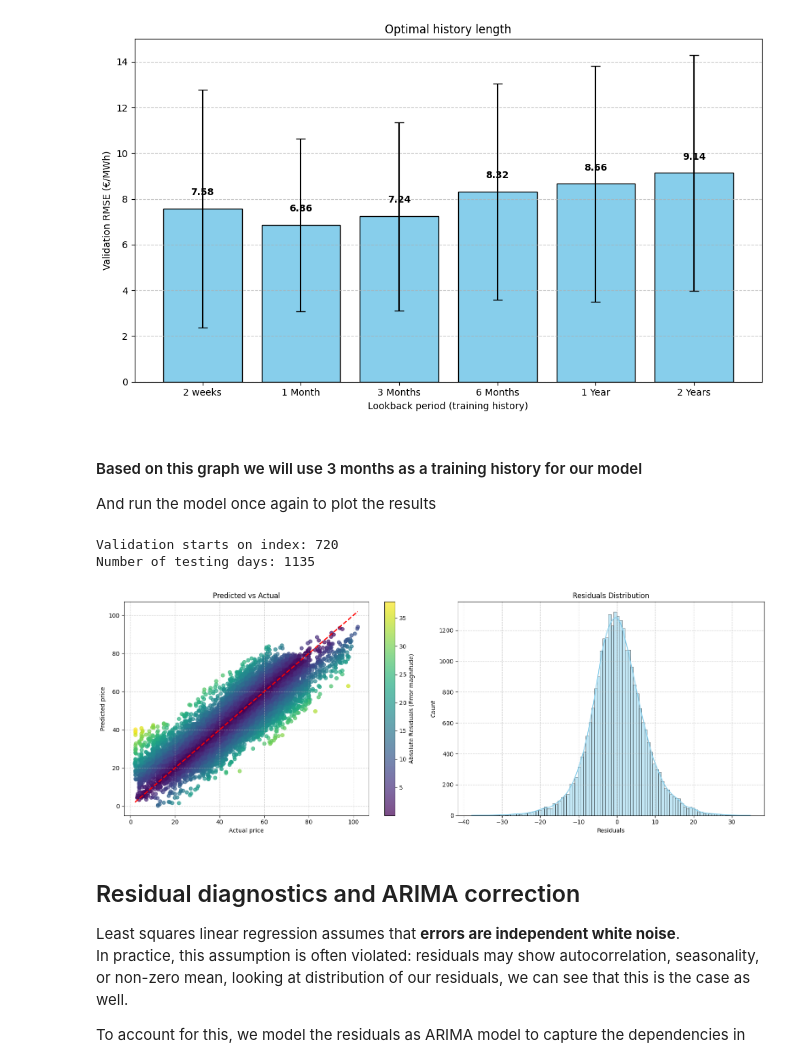
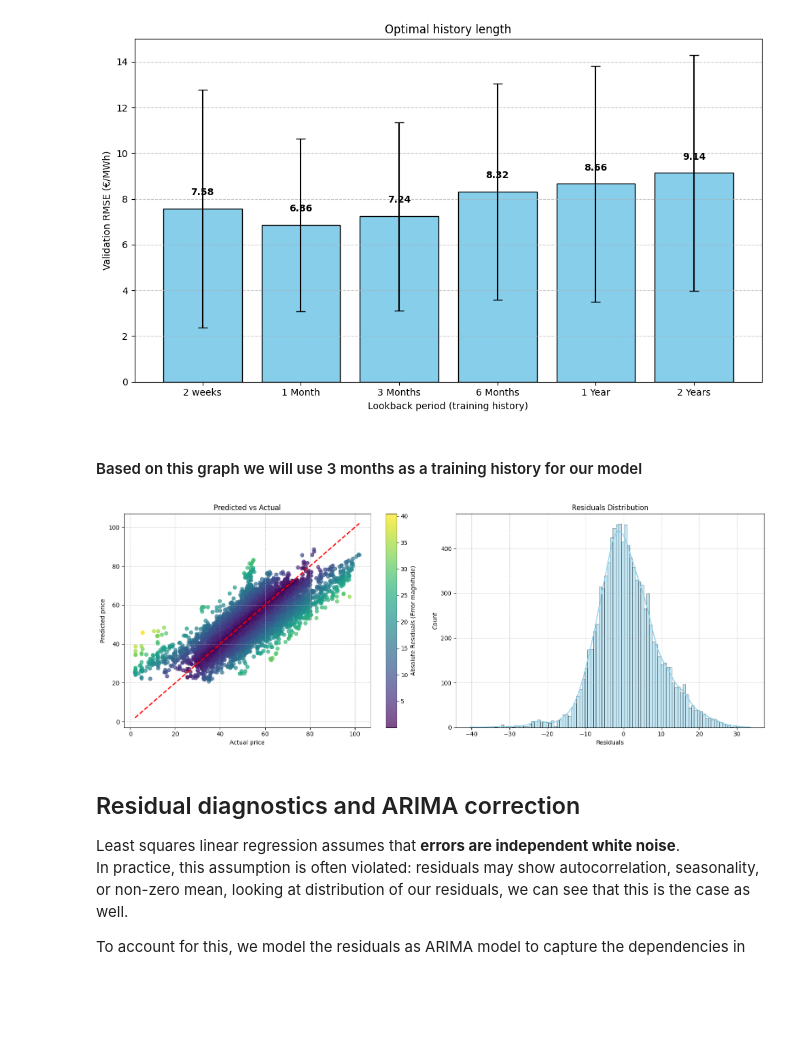
Before and after one commit to JanMatyas57/energy_markets, a Jupyter notebook: regression_arima.ipynb, the cells around one changed output. Drawn from its saved outputs; the diff is of its cells as text; code cells hidden in the pictures; blank space fills up the shorter version.

```diff
--- a/regression_arima.ipynb
+++ b/regression_arima.ipynb
@@ -212,9 +212,7 @@ X_train, X_test, y_train, y_test = split_data(x, y)
 ### 3.2.2 Feature selection
 # %%
 def select_features(X, y, threshold=0.25):
-    """
-    Selects features from X based on correlation with target vector y.
-    """
+
     # ensure y is a series
     if not isinstance(y, pd.Series):
         y = pd.Series(y, index=X.index, name='target')
@@ -621,104 +627,45 @@ Testing lookback window: 2 Years (17520 hours)...
 [figure]
 # %% [markdown]
 #### Based on this graph we will use 3 months as a training history for our model
-And run the model once again to plot the results
-# %%
-
-lookback = 720
-horizon = 24
-
-start_validation_idx = 720
-n_test_samples = len(X_values) - start_validation_idx
-steps = n_test_samples // horizon
-
-print(f"Validation starts on index: {start_validation_idx}")
-print(f"Number of testing days: {steps}")
-
-
-y_pred_roll = []
-
-
-for i in tqdm(range(steps)):
-
-
-    # end of training = start of validation + prediction horizon
-    current_train_end = start_validation_idx + (i * horizon)
-
-     # beginning of training = end - lookback
-    current_train_start = current_train_end - lookback
-
-    current_test_end = current_train_end + horizon
-
-   # if we extend X_values len
-    if current_test_end > len(X_values):
-        break
-
-    # Slicing
-    X_tr = X_values[current_train_start : current_train_end]
-    y_tr = y_values[current_train_start : current_train_end]
-
-    X_val = X_values[current_train_end : current_test_end]
-    y_val = y_values[current_train_end : current_test_end]
-
-
-    # Impute and scale
-    imputer = SimpleImputer(strategy='mean')
-    scaler = StandardScaler()
-
-    # Fit on rolling train
-    X_tr_sc = scaler.fit_transform(imputer.fit_transform(X_tr))
-    # Transform validation
-    X_val_sc = scaler.transform(imputer.transform(X_val))
-
-    #  Model
-    model = LinearRegression()
-    model.fit(X_tr_sc, y_tr)
-
-    # Predict and eval
-    y_pred = model.predict(X_val_sc)
-    y_pred_roll.extend(y_pred)
-# %% [output]
-Validation starts on index: 720
-Number of testing days: 1135
 # %%
 
 def plot_test_results(y_test, y_test_pred):
     # residulas
     residuals = y_test - y_test_pred
 
     abs_residuals = np.abs(residuals)
 
-
     fig, axes = plt.subplots(1, 2, figsize=(16, 6))
 
     # Predicted vs actual
-
     sc = axes[0].scatter(y_test, y_test_pred, c=abs_residuals, cmap='viridis', alpha=0.7)
-
 
     axes[0].plot([y_test.min(), y_test.max()], [y_test.min(), y_test.max()], 'r--', lw=2)
 
     cbar = fig.colorbar(sc, ax=axes[0])
     cbar.set_label("Absolute Residuals (Error magnitude)")
 
     axes[0].set_title("Predicted vs Actual")
     axes[0].set_xlabel("Actual price")
     axes[0].set_ylabel("Predicted price")
     axes[0].grid(True, linestyle='--', alpha=0.6)
 
     #  Histogram residuals
-
     sns.histplot(residuals, bins=100, kde=True, color='skyblue', ax=axes[1])
     axes[1].set_title("Residuals Distribution")
     axes[1].set_xlabel("Residuals")
     axes[1].grid(True, linestyle='--', alpha=0.6)
 
     plt.tight_layout()
     plt.show()
 
-plot_test_results(y_values[start_validation_idx:current_test_end], y_pred_roll)
+
+y_pred_3m = results['3 Months']['y_predicted']
+end_idx = start_validation_idx + len(y_pred_3m)
+y_values_segment = y_values[max_lookback:end_idx]
+plot_test_results(y_values_segment, y_pred_3m)
 # %% [output]
-[figure, old version]
+[figure, new version]
 # %% [markdown]
 ## Residual diagnostics and ARIMA correction
 
```
Also changed, not shown: parts of 11 cells of this notebook.
